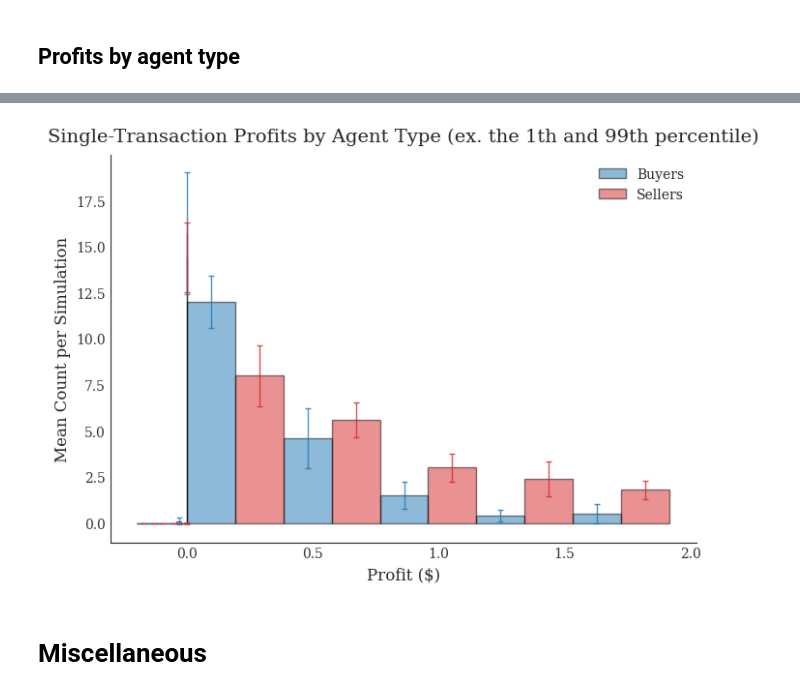
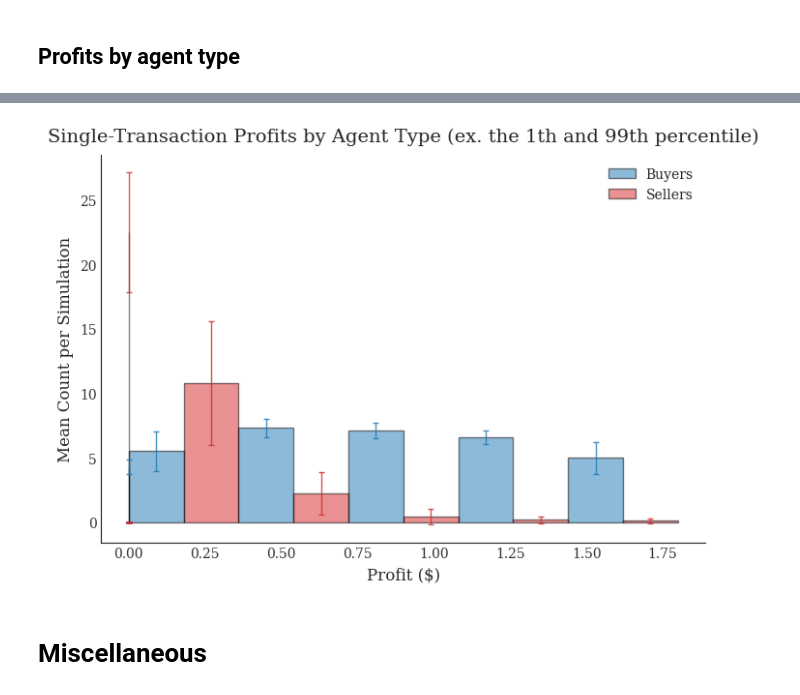
Before and after one commit to jswistak/competitive-market-simulation, a Jupyter notebook: notebooks/results_analysis_single.ipynb, the cells around one changed output, grey strips where cells are left out. Saved outputs shown, nothing was run; the diff lists cells and outputs as text; code cells hidden in the pictures.

```diff
--- a/notebooks/results_analysis_single.ipynb
+++ b/notebooks/results_analysis_single.ipynb
@@ -12,8 +13,11 @@ from pathlib import Path
 # Load the data
 # %%
 # select the experiment for which you want to analyse data
-experiment_id = "smith1_20260211_220938"
+# experiment_id = "smith1_20260211_220938"
 # experiment_id = "smith2_20260211_221148"
+# experiment_id = "smith3_20260211_221154"
+experiment_id = "smith4a_20260211_224556"
+# experiment_id = "smith6a_20260211_221213"
 # %%
 # set the paths
 root_path = Path(globals()['_dh'][0]).parent
@@ -227,7 +231,7 @@ coefficients_of_convergence = df_transactions_all.groupby(['sim', 'round'])['pri
 ### Single Simulation Graph, Smith (1962)
 # %%
 # choose a simulation to plot
-sim = 1
+sim = 6
 
 df_plot = df_data_all.loc[df_data_all['sim']==sim]
 df_plot = df_plot[df_plot['transaction_made'] == True].reset_index()
@@ -730,7 +733,7 @@ for i, sim in enumerate(sorted(sims)):
     for x in last_indices_in_round[:-1]:
         ax.axvline(x=x + 0.5, color='grey', linestyle='--', linewidth=1.5)
 
-    ax.axhline(y=1.5, color='red', linestyle='--')
+    ax.axhline(y=p_eq, color='red', linestyle='--')
     ax.set_xticks([])
     ax.set_title(f'Bid vs Offer Prices, simulation {sim}')
     ax.set_ylabel('Price')
@@ -1070,7 +1155,7 @@ max_profit = all_profits.quantile(0.99)
 epsilon = 1e-10
 negative_bins = np.linspace(min_profit, -epsilon, 6)
 positive_bins = np.linspace(epsilon, max_profit, 6)
-bins = np.concatenate((negative_bins, [-epsilon, epsilon], positive_bins))
+bins = np.sort(np.concatenate((negative_bins, positive_bins)))
 bin_centers = 0.5 * (bins[:-1] + bins[1:])
 bin_width = np.diff(bins)
 
@@ -1117,34 +1202,34 @@ ax.bar(
     width=bin_width/2, color='#d62728', alpha=0.5,
     edgecolor='k', label='Sellers'
 )
 ax.errorbar(
     bin_centers + bin_width/4, sellers_mean,
     yerr=sellers_ci, fmt='none', ecolor='#d62728',
     elinewidth=1, capsize=2, alpha=0.8
 )
 
 # --- Styling ---
 ax.set_xlabel("Profit ($)", fontsize=12, family='serif')
 ax.set_ylabel("Mean Count per Simulation", fontsize=12, family='serif')
 ax.set_title("Single-Transaction Profits by Agent Type (ex. the 1th and 99th percentile)",
              fontsize=14, family='serif', pad=10)
 
 ax.tick_params(axis='both', direction='in', labelsize=10, colors='#333333')
 for label in ax.get_xticklabels() + ax.get_yticklabels():
     label.set_family('serif')
 
 # Spines and legend
 for side in ['top', 'right']:
     ax.spines[side].set_visible(False)
 ax.spines['left'].set_linewidth(0.8)
 ax.spines['bottom'].set_linewidth(0.8)
 ax.legend(loc='upper right', frameon=False, prop={'family': 'serif', 'size': 10})
 
 ax.grid(False)
 fig.tight_layout()
 plt.show()
 # %% [output]
-[figure, old version]
+[figure, new version]
 # %% [markdown]
 # Miscellaneous
 # %%
```
Also changed, not shown: parts of 20 cells of this notebook.
